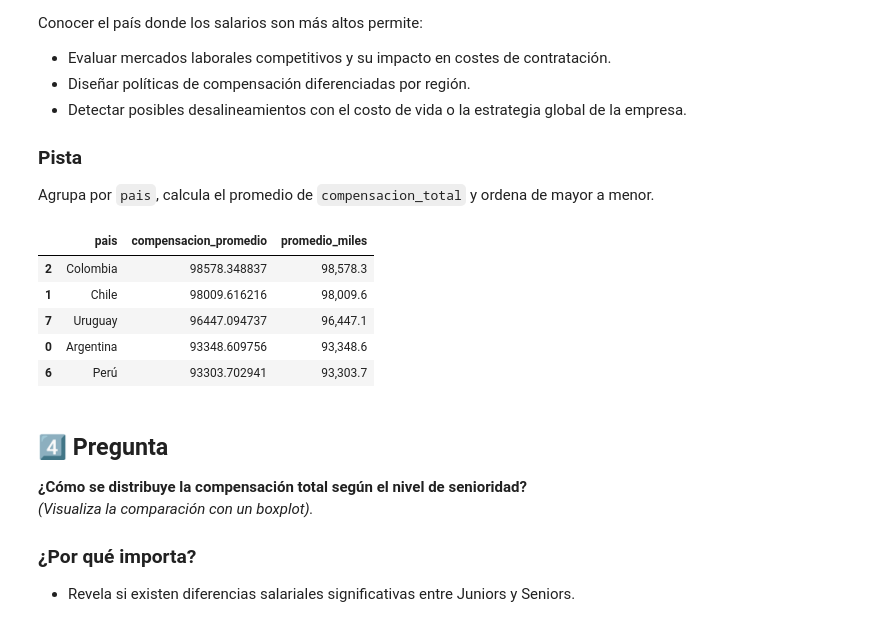
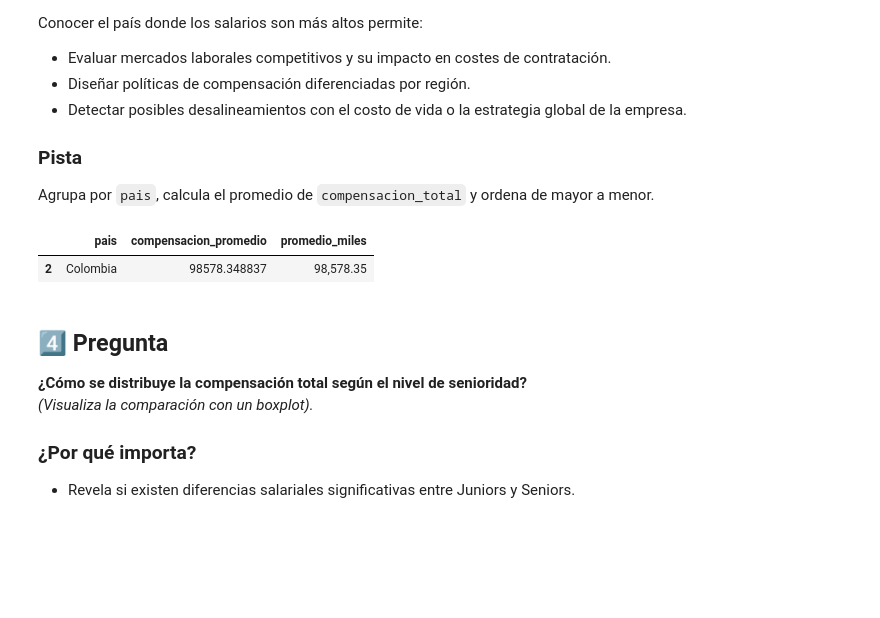
Before and after one commit to daseiba/pydatapanama-cursos, a Jupyter notebook: cursos/analisis_datos/notebooks/pyda_modulo04_mmenottih.ipynb, the cells around one changed output. Drawn from its saved outputs; the diff is of its cells as text; code cells hidden in the pictures; blank space fills up the shorter version.

Commit message:
✅ Subir notebook Módulo 04 desde analisis_datos/notebooks

```diff
--- a/cursos/analisis_datos/notebooks/pyda_modulo04_mmenottih.ipynb
+++ b/cursos/analisis_datos/notebooks/pyda_modulo04_mmenottih.ipynb
@@ -44,0 +18,23 @@ existe archivo salarios_pais: True
+# %%
+from pathlib import Path
+import sys
+import pandas as pd
+import numpy as np
+import matplotlib.pyplot as plt
+import seaborn as sns
+
+# Subimos dos niveles: de /cursos/notebooks/ a /PYDATAPANAMA-CURSOS/
+root_path = Path().resolve().parents[1]
+sys.path.append(str(root_path))
+
+# Ahora sí debe funcionar este import (sin 'cursos.' al inicio)
+from analisis_datos.utils.paths import DATA_PROCESSED_DIR
+
+# Construir la ruta al archivo
+path_salarios_pais = DATA_PROCESSED_DIR / "salarios_pais.csv"
+print(f"Ruta del archivo salarios_pais: {path_salarios_pais}")
+print(f"Existe archivo salarios_pais: {Path(path_salarios_pais).exists()}")
+
+# Leer el archivo
+df_salarios_pais = pd.read_csv(path_salarios_pais, sep=',', encoding='utf-8')
+df_salarios_pais.head()
@@ -74,8 +79,8 @@ Ordena la columna `compensacion_total` de forma descendente y toma solo las prim
 # %%
 # Top 5 empleados con mayor compensación total
 
-# Aplica formato a columna compensacion
-df_salarios_pais['compensacion_miles'] = df_salarios_pais['compensacion_total'].map(lambda x: f"{x:,.1f}")
+# formato a columna compensacion
+df_salarios_pais['compensacion_miles'] = df_salarios_pais['compensacion_total'].map(lambda x: f"{x:,.2f}")
 
 # Mostrar el top 5
 top_5 = df_salarios_pais.sort_values(by='compensacion_total', ascending=False).head(5)
@@ -102,27 +107,23 @@ Agrupa por `pais`, calcula el promedio de `compensacion_total` y ordena de mayor
 # %%
 # País con la compensación promedio más alta
 
 # Agrupo por país y calculo el promedio
 df_avg_por_pais = (
     df_salarios_pais
     .groupby('pais', as_index=False)['compensacion_total']
     .mean()
     .rename(columns={'compensacion_total': 'compensacion_promedio'})
     .sort_values(by='compensacion_promedio', ascending=False)
 )
 
 # Formato a miles
-df_avg_por_pais['promedio_miles'] = df_avg_por_pais['compensacion_promedio'].map(lambda x: f"{x:,.1f}")
+df_avg_por_pais['promedio_miles'] = df_avg_por_pais['compensacion_promedio'].map(lambda x: f"{x:,.2f}")
 
-# Vemos el top 5
-df_avg_por_pais.head()
+# Resultado
+df_avg_por_pais.head(1)
 # %% [output]
 |  | pais | compensacion_promedio | promedio_miles |
-| 2 | Colombia | 98578.348837 | 98,578.3 |
-| 1 | Chile | 98009.616216 | 98,009.6 |
-| 7 | Uruguay | 96447.094737 | 96,447.1 |
-| 0 | Argentina | 93348.609756 | 93,348.6 |
-| 6 | Perú | 93303.702941 | 93,303.7 |
+| 2 | Colombia | 98578.348837 | 98,578.35 |
 # %% [markdown]
 ## 4️⃣ Pregunta
 **¿Cómo se distribuye la compensación total según el nivel de senioridad?**
```
Also changed, not shown: parts of 21 cells of this notebook.
